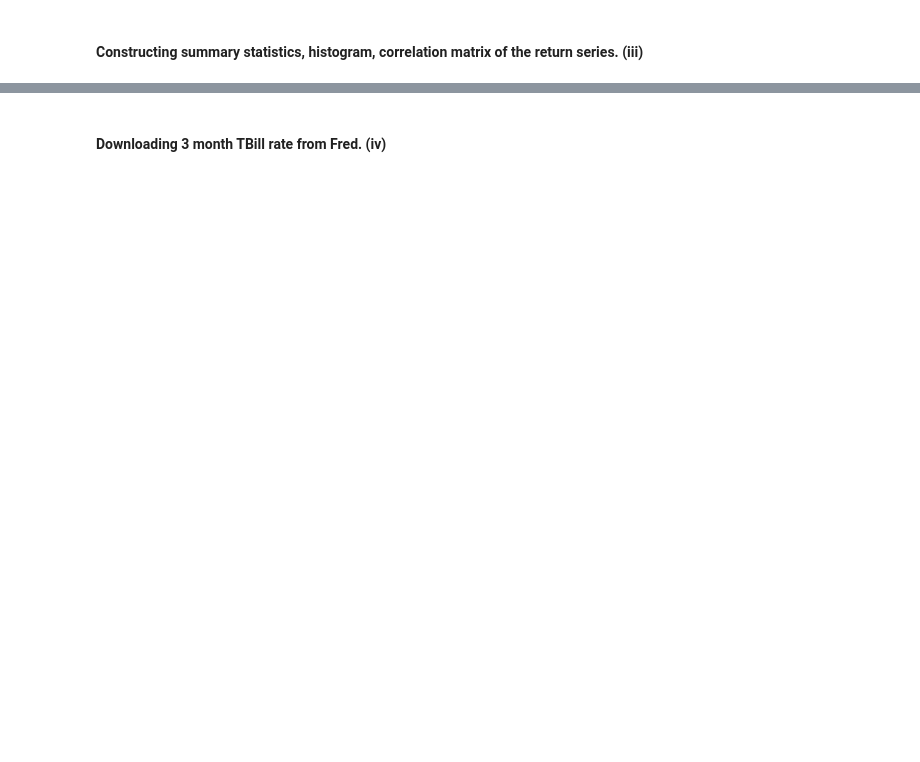
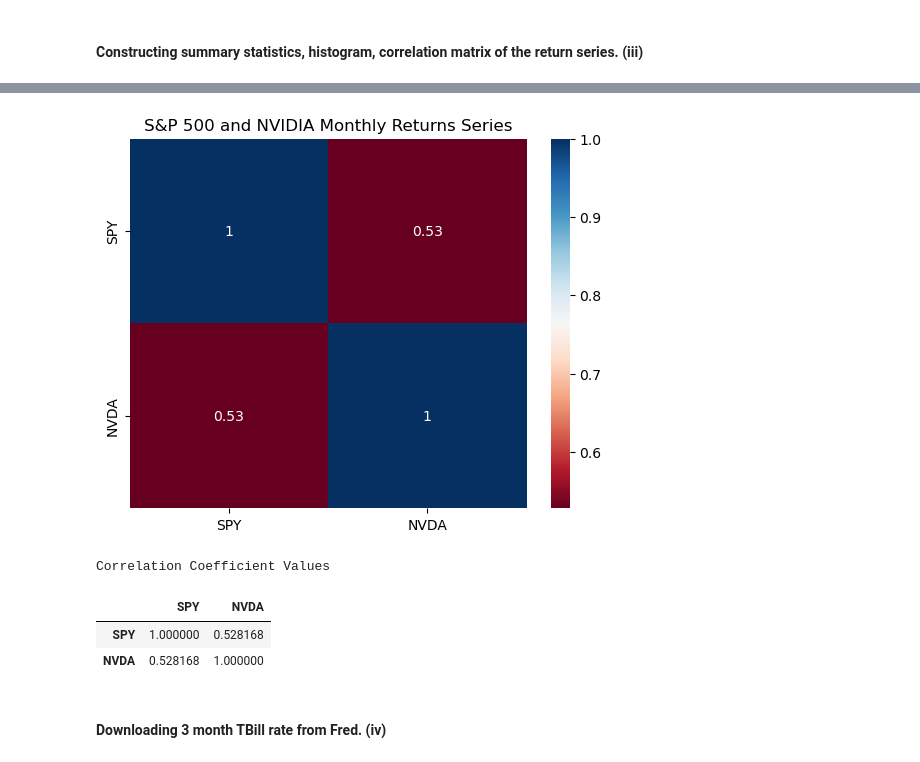
Before and after one commit to mcarbajal2/IFI8420-Assignments, a Jupyter notebook: Assignment 2/Assignment2.ipynb, the cells around one changed output, grey strips where cells are left out. Cells and saved outputs as stored; diff of their text form; code cells hidden in the pictures; blank space fills up the shorter version.

```diff
--- a/Assignment 2/Assignment2.ipynb
+++ b/Assignment 2/Assignment2.ipynb
@@ -137,0 +140,9 @@ None
+# %%
+tickers = ['SPY', 'NVDA']
+stock_data = {}
+
+for ticker in tickers:
+    data = yf.download(ticker, start='2005-01-01', end='2019-12-31', interval='1mo')
+    stock_data[ticker] = data
+
+data.head()
@@ -142,2 +234,18 @@ None
+# %%
+# Correlation matrix
+correlation_matrix = mlog_returns2.corr()
+
+seabornInstance.heatmap(correlation_matrix, annot=True, cmap='RdBu')
+plt.title('S&P 500 and NVIDIA Monthly Returns Series')
+plt.show()
+
+print('\nCorrelation Coefficient Values')
+correlation_matrix
+# %% [output]
+[figure, added]
+Correlation Coefficient Values
+|  | SPY | NVDA |
+| SPY | 1.000000 | 0.528168 |
+| NVDA | 0.528168 | 1.000000 |
 # %% [markdown]
 #### Downloading 3 month TBill rate from Fred. (<b>iv</b>)
```
Also changed, not shown: parts of 14 cells of this notebook.
